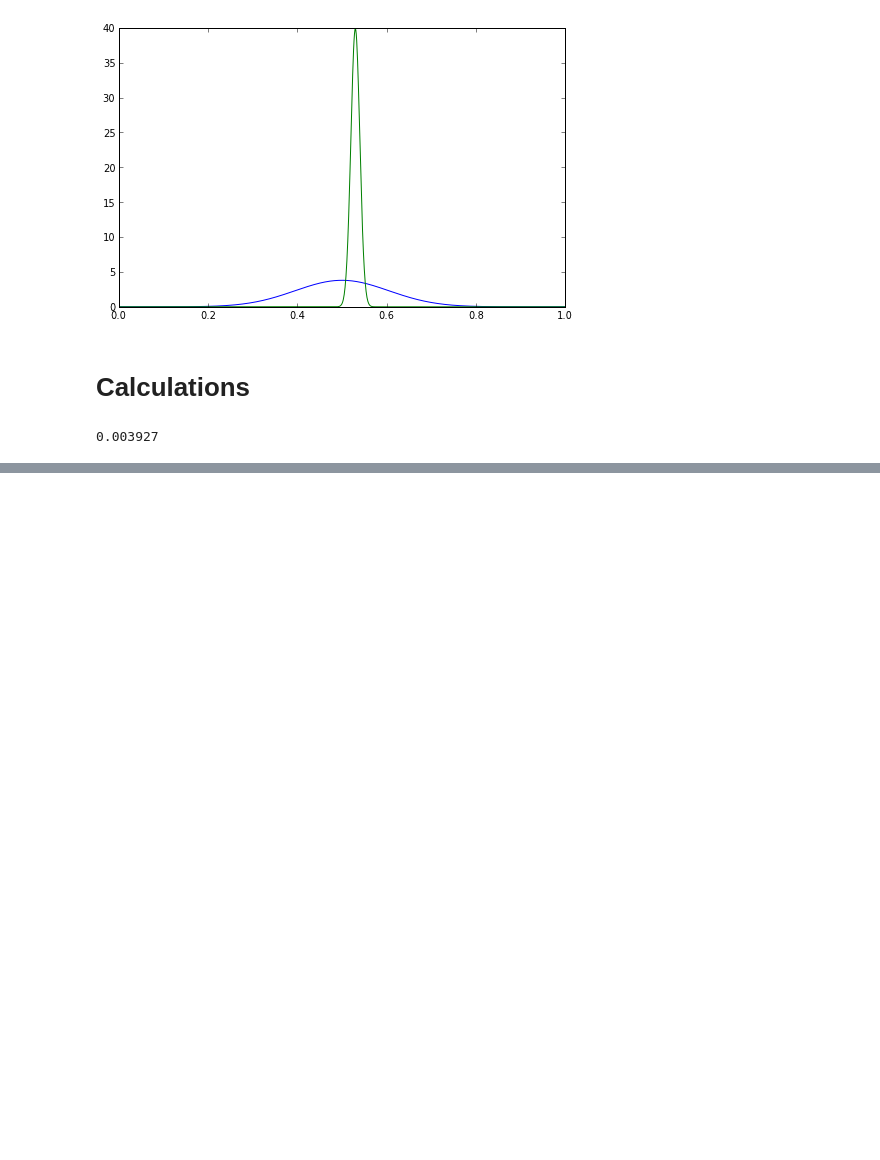
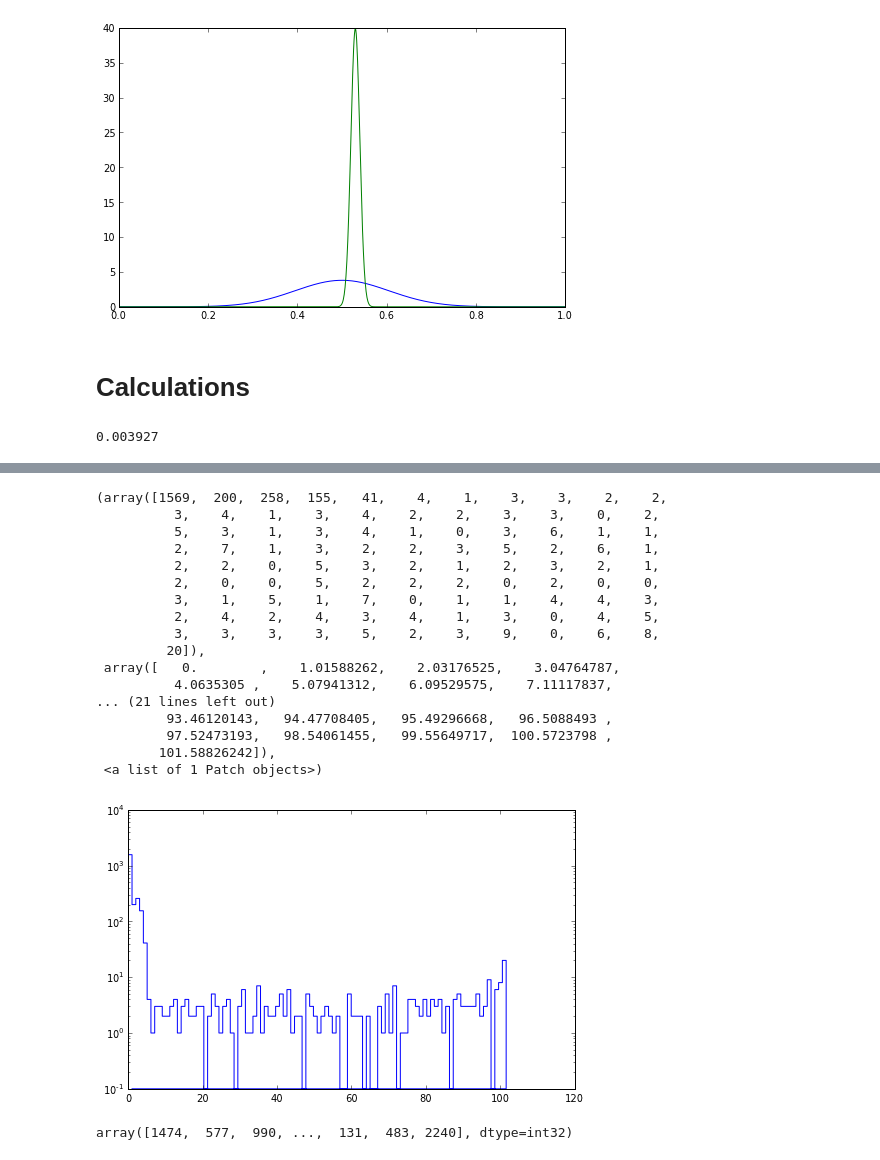
Before and after one commit to wadawson/dissertation, a Jupyter notebook: Chapter4/GalaxyCentroidUncertainty.ipynb, the cells around one changed output, grey strips where cells are left out. Drawn from its saved outputs; the diff is of its cells as text; code cells hidden in the pictures; blank space fills up the shorter version.

```diff
--- a/Chapter4/GalaxyCentroidUncertainty.ipynb
+++ b/Chapter4/GalaxyCentroidUncertainty.ipynb
@@ -126,0 +167,3 @@ print sigma_cluster
+# %%
+# calculate the typical photo-z error of each galaxy
+sigma_z_phot = s*(1+cat[:,key['z_mid']])
@@ -126,0 +208,11 @@ print sigma_cluster
+# %%
+# calculate the redshift membership weights associated with each galaxy
+weight = numpy.zeros(N_cat)
+for i in range(N_cat):
+    if cat[i,key['z_spec']] == -99:
+        weight[i] = weight_z_phot(cat[i,key['z_mid']],sigma_z_phot[i],z_cluster,sigma_z_cluster)
+    else:
+        weight[i] = weight_z_spec(cat[i,key['z_spec']],z_cluster,sigma_z_cluster)
+# set any weight values that might be negative = 0, these seem to be related to integration uncertainty
+mask_posweight = weight >= 0
+weight *= mask_posweight
@@ -126,0 +223,21 @@ print sigma_cluster
+# %%
+hist(weight,bins=100,log=True,histtype='step')
+# %% [output]
+(array([1569,  200,  258,  155,   41,    4,    1,    3,    3,    2,    2,
+          3,    4,    1,    3,    4,    2,    2,    3,    3,    0,    2,
+          5,    3,    1,    3,    4,    1,    0,    3,    6,    1,    1,
+          2,    7,    1,    3,    2,    2,    3,    5,    2,    6,    1,
+          2,    2,    0,    5,    3,    2,    1,    2,    3,    2,    1,
+          2,    0,    0,    5,    2,    2,    2,    0,    2,    0,    0,
+          3,    1,    5,    1,    7,    0,    1,    1,    4,    4,    3,
+          2,    4,    2,    4,    3,    4,    1,    3,    0,    4,    5,
+          3,    3,    3,    3,    5,    2,    3,    9,    0,    6,    8,
+         20]),
+ array([   0.        ,    1.01588262,    2.03176525,    3.04764787,
+          4.0635305 ,    5.07941312,    6.09529575,    7.11117837,
+... (21 lines left out)
+         93.46120143,   94.47708405,   95.49296668,   96.5088493 ,
+         97.52473193,   98.54061455,   99.55649717,  100.5723798 ,
+        101.58826242]),
+ <a list of 1 Patch objects>)
+[figure, added]
@@ -126,0 +247,4 @@ print sigma_cluster
+# %%
+index
+# %% [output]
+array([1474,  577,  990, ...,  131,  483, 2240], dtype=int32)
```
Also changed, not shown: parts of 21 cells of this notebook.
